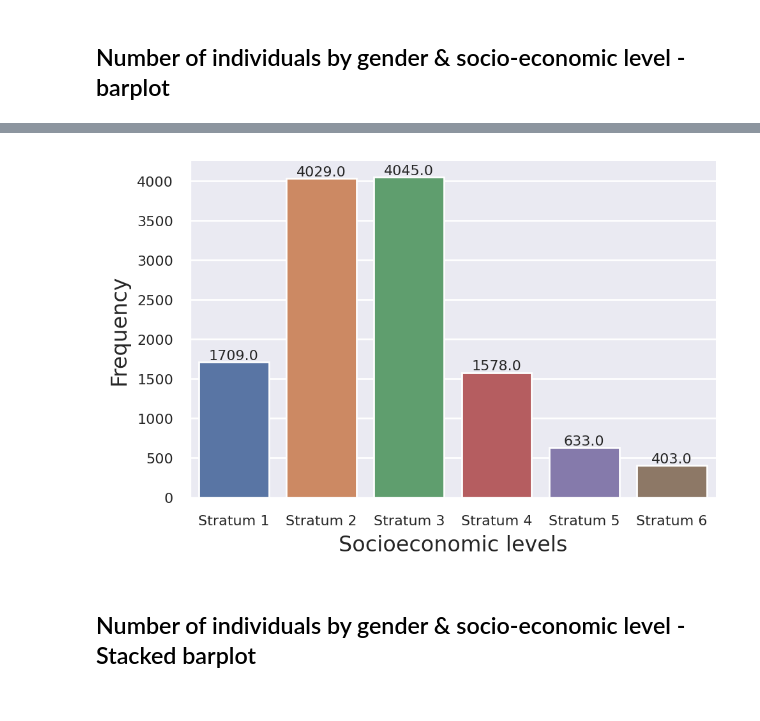
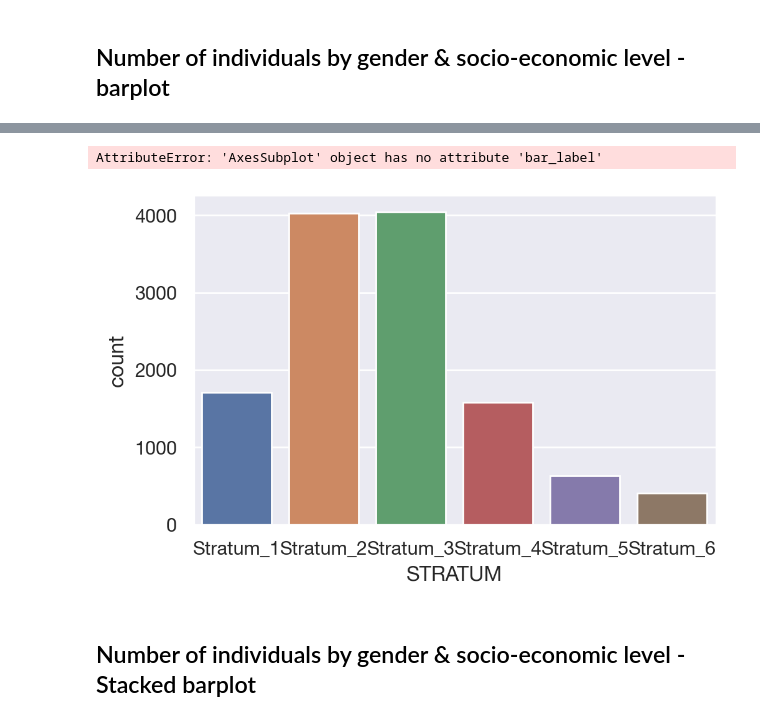
Before and after one commit to s183910/Bachelor_Gabi_Kat, a Jupyter notebook: Notebooks/Basic_dists/descriptive stats_2.ipynb, the cells around one changed output, grey strips where cells are left out. Drawn from its saved outputs; the diff is of its cells as text; code cells hidden in the pictures.

```diff
--- a/Notebooks/Basic_dists/descriptive stats_2.ipynb
+++ b/Notebooks/Basic_dists/descriptive stats_2.ipynb
@@ -86,25 +103,26 @@ plt.savefig("gender_amount.png")
 # %%
-g = sns.catplot(x="STRATUM", kind="count",   data=df, legend=True, order=['Stratum 1','Stratum 2','Stratum 3','Stratum 4','Stratum 5','Stratum 6'])
+g = sns.catplot(x="STRATUM", kind="count",   data=df, legend=True, order=['Stratum_1','Stratum_2','Stratum_3','Stratum_4','Stratum_5','Stratum_6'])
 g.fig.set_size_inches(5, 3)
 
 # extract the matplotlib axes_subplot objects from the FacetGrid
 ax = g.facet_axis(0, 0)
 
 # iterate through the axes containers
 for c in ax.containers:
     labels = [f'{(v.get_height()):.1f}' for v in c]
 
     ax.bar_label(c, labels=labels, label_type='edge', fontsize=8)
 ax.set_xlabel('Socioeconomic levels', fontdict=None, labelpad=None)
 ax.set_ylabel('Frequency', fontdict=None, labelpad=None)
 ax.xaxis.set_tick_params(labelsize=8)
 ax.yaxis.set_tick_params(labelsize=8)
 
 # Save as a SVG and PNG
 plt.savefig("STRATUM_amount.png")
 #TODO TITLE
 # %% [output]
+AttributeError: 'AxesSubplot' object has no attribute 'bar_label'
-[figure, old version]
+[figure, new version]
 # %% [markdown]
 ## Number of individuals by gender & socio-economic level - Stacked barplot
 # %%
```
Also changed, not shown: parts of 10 cells of this notebook, 4 other files.
